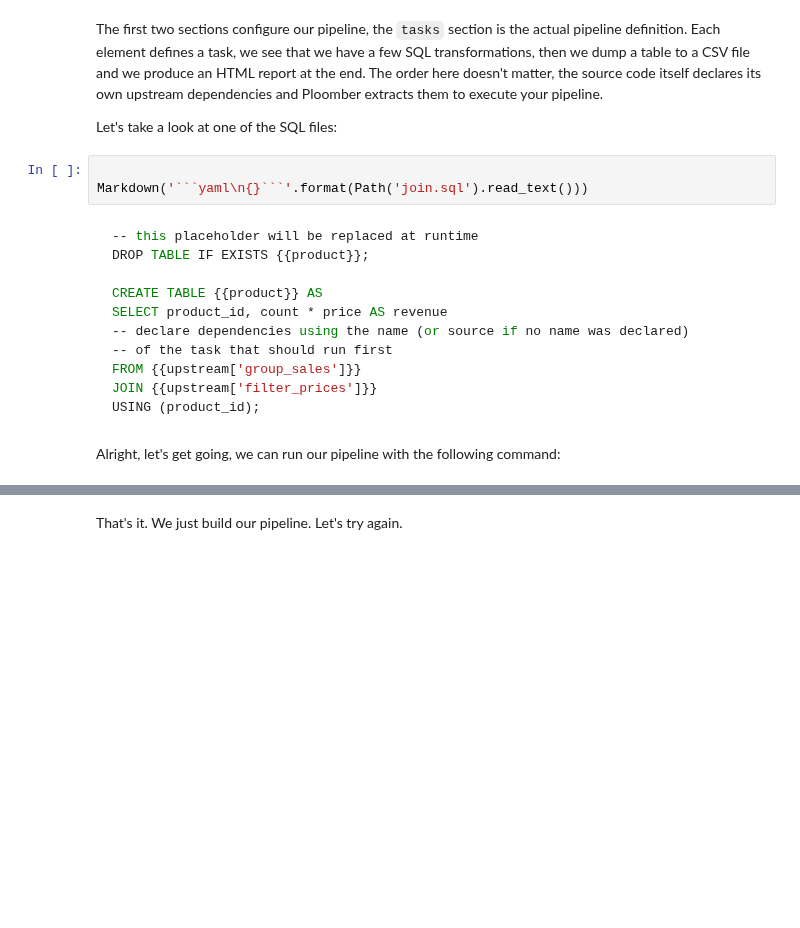
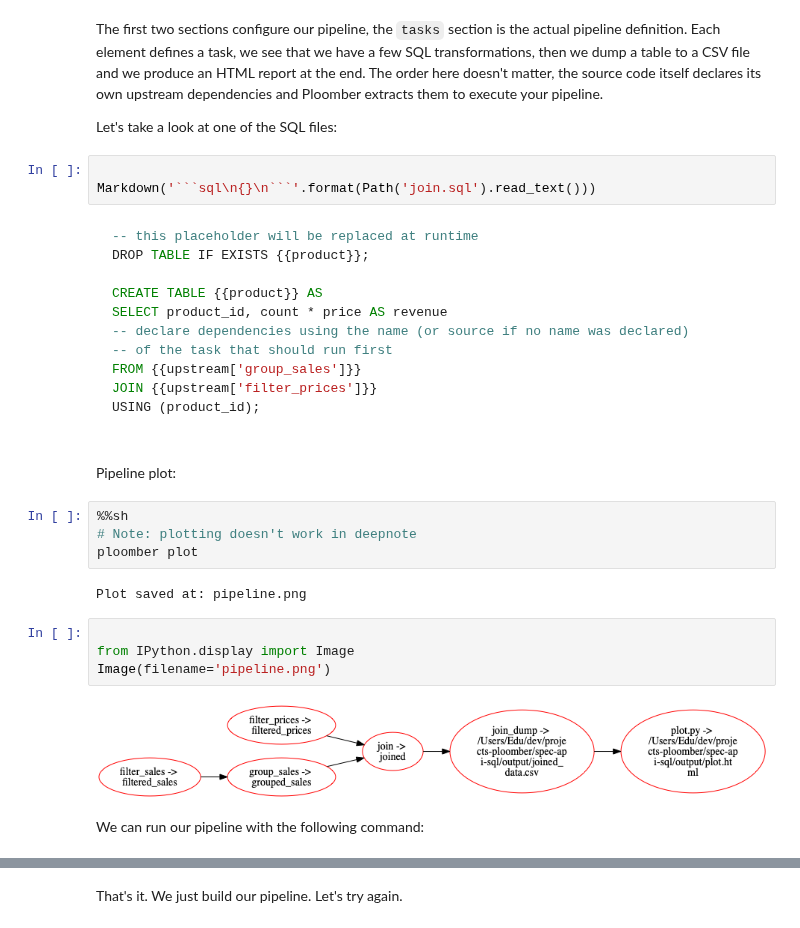
Before and after one commit to ploomber/projects, a Jupyter notebook: spec-api-sql/README.ipynb, the cells around one changed output, grey strips where cells are left out. Cells and saved outputs as stored; diff of their text form; blank space fills up the shorter version.

Commit message:
requirements are generated in alphabetical order to be deterministic, adds plot to spec-api-sql

````diff
--- a/spec-api-sql/README.ipynb
+++ b/spec-api-sql/README.ipynb
@@ -67,9 +68,9 @@ The first two sections configure our pipeline, the `tasks` section is the actual
 Let's take a look at one of the SQL files:
 # %%
 
-Markdown('```yaml\n{}```'.format(Path('join.sql').read_text()))
+Markdown('```sql\n{}\n```'.format(Path('join.sql').read_text()))
 # %% [output]
-```yaml
+```sql
 -- this placeholder will be replaced at runtime
 DROP TABLE IF EXISTS {{product}};
 
@@ -80,9 +81,24 @@ SELECT product_id, count * price AS revenue
 FROM {{upstream['group_sales']}}
 JOIN {{upstream['filter_prices']}}
 USING (product_id);
+
 ```
+# %% [markdown]
+Pipeline plot:
+# %%
+%%sh
+# Note: plotting doesn't work in deepnote
+ploomber plot
+# %% [output]
+Plot saved at: pipeline.png
+# %%
+
+from IPython.display import Image
+Image(filename='pipeline.png')
+# %% [output]
+[figure, added]
 # %% [markdown]
-Alright, let's get going, we can run our pipeline with the following command:
+We can run our pipeline with the following command:
 # %%
 %%sh
 ploomber build
````
Also changed, not shown: parts of 2 cells of this notebook, 3 other files.
